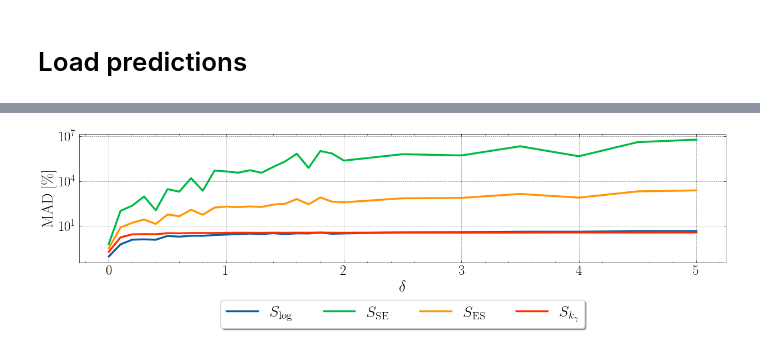
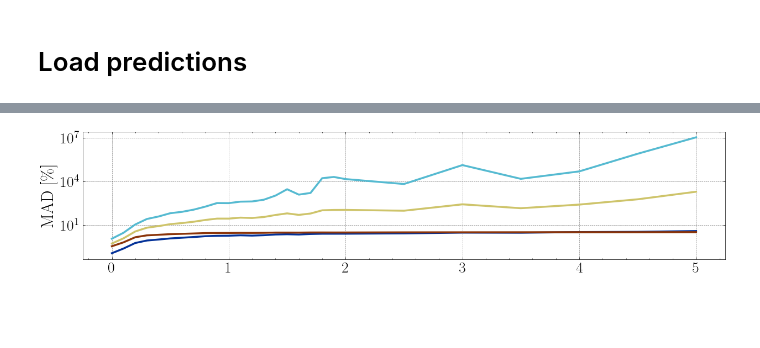
Before and after one commit to cbuelt/kernel_entropy_uq, a Jupyter notebook: experiments/robustness/evalute.ipynb, the cells around one changed output, grey strips where cells are left out. Drawn from its saved outputs; the diff is of its cells as text; code cells hidden in the pictures; blank space fills up the shorter version.

```diff
--- a/experiments/robustness/evalute.ipynb
+++ b/experiments/robustness/evalute.ipynb
@@ -115,6 +119,6 @@ import scienceplots
 # %%
 measures = ["log", "var", "crps", "kernel"]
-experiment = "concrete"
+experiment = "energy"
 dist = [0.00,0.2,0.5,1.5,2.5,5.0]
 # %%
 df = pd.read_pickle(f"../../results/robustness/results/{experiment}_au.pkl")
@@ -151,28 +155,31 @@ print((df.loc[:,dist]*100).astype("float").to_latex(float_format="%.2g"))
 \end{tabular}
 # %%
 plt.style.use(['science','grid'])
-ticksize = 18
-legendsize = 20
-labelsize = 20
+ticksize = 20
+legendsize = 22
+labelsize = 22
+
+cmap = plt.get_cmap('cmc.roma_r')
+colors = [cmap(x) for x in np.linspace(0,0.95,4)]
 # %%
 names = [r"$S_\mathrm{log}$",r"$S_\mathrm{SE}$",r"$S_\mathrm{ES}$",r"$S_{k_\gamma}$"]
 # %%
 ens = 25
 fig, axs = plt.subplots(1,1, figsize=(15,3))
 for m,measure in enumerate(measures):
-    axs.plot(df.columns.values,df.loc[(ens, measure)].values*100, label = names[m], lw = 2.5)
+    axs.plot(df.columns.values,df.loc[(ens, measure)].values*100, label = names[m], lw = 2.5, color = colors[m])
 
 axs.set_yscale("log")
 axs.xaxis.set_tick_params(labelsize=ticksize)
 axs.yaxis.set_tick_params(labelsize=ticksize)
 
 # Only include legend for yacht plot
 if experiment == "yacht":
     axs.legend(loc='upper center', bbox_to_anchor=(0.5, -0.23),
             fancybox=True, shadow=True, ncol=4, fontsize = legendsize)
     axs.set_xlabel(r"$\delta$", fontsize = labelsize)
 axs.set_ylabel("MAD [\%]", fontsize = labelsize)
 
 plt.savefig(f"../../plots/robustness_{experiment}.pdf", bbox_inches = "tight")
 # %% [output]
-[figure, old version]
+[figure, new version]
```
Also changed, not shown: parts of 4 cells of this notebook, 8 other files.
